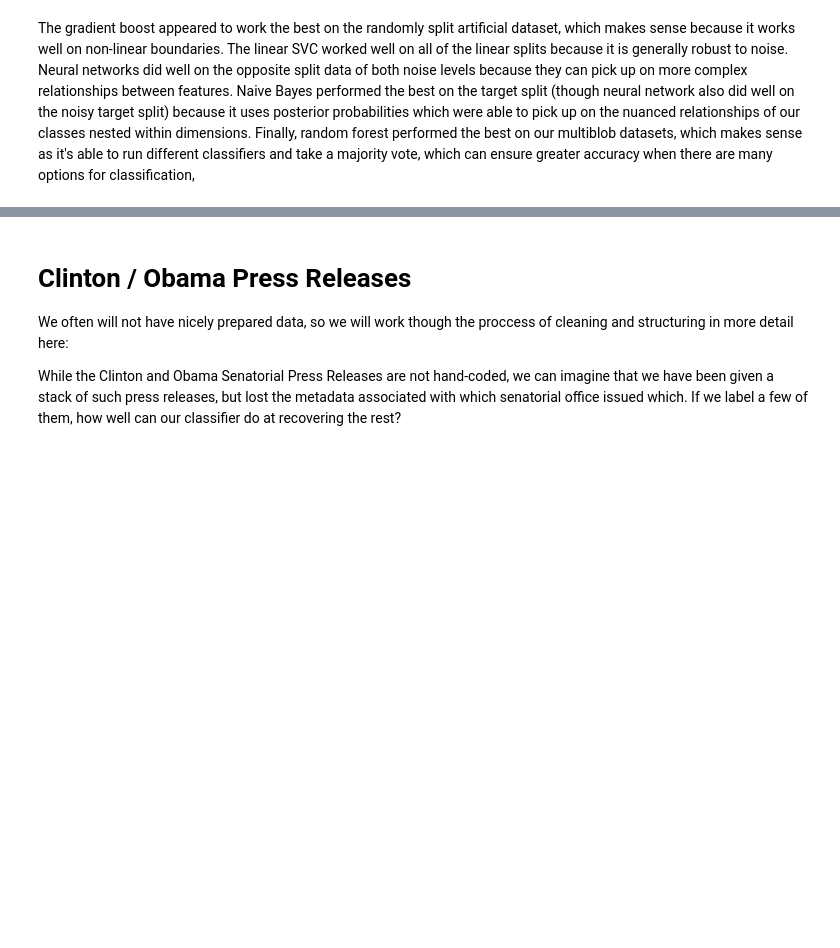
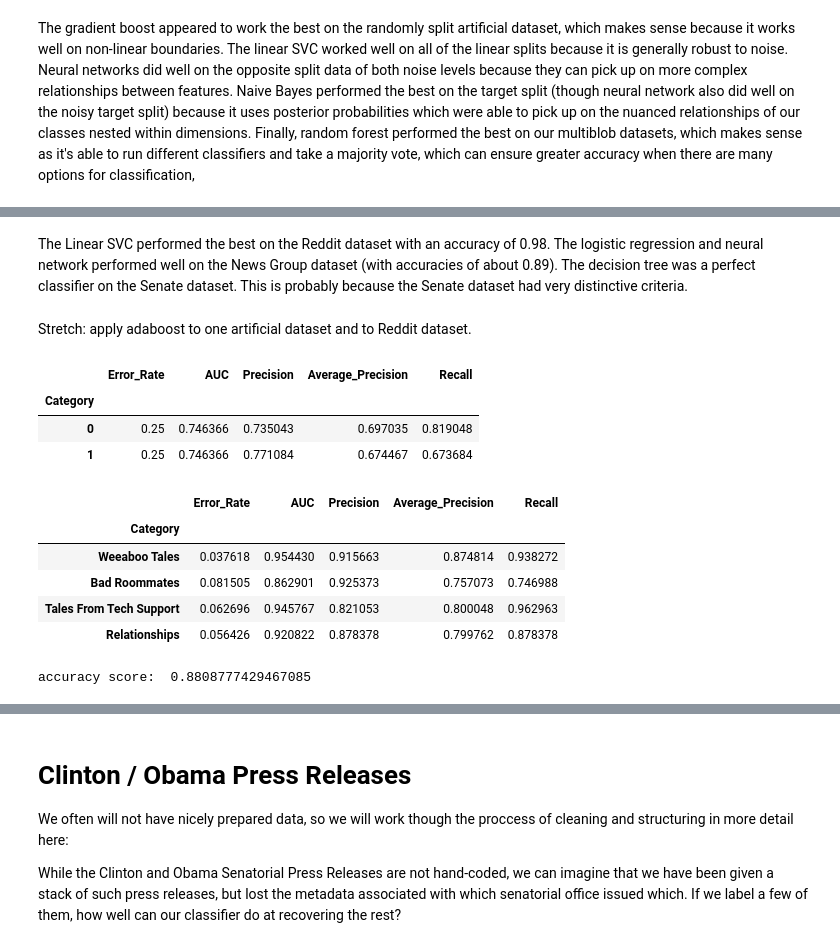
Before and after one commit to lilygrier/Homework-Notebooks, a Jupyter notebook: week-4/4-Classification_lilygrier.ipynb, the cells around one changed output, grey strips where cells are left out. Saved outputs shown, nothing was run; the diff lists cells and outputs as text; code cells hidden in the pictures; blank space fills up the shorter version.

```diff
--- a/week-4/4-Classification_lilygrier.ipynb
+++ b/week-4/4-Classification_lilygrier.ipynb
@@ -385,0 +460,29 @@ The gradient boost appeared to work the best on the randomly split artificial da
+# %% [markdown]
+The Linear SVC performed the best on the Reddit dataset with an accuracy of 0.98. The logistic regression and neural network performed well on the News Group dataset (with accuracies of about 0.89). The decision tree was a perfect classifier on the Senate dataset. This is probably because the Senate dataset had very distinctive criteria.
+# %% [markdown]
+Stretch: apply adaboost to one artificial dataset and to Reddit dataset.
+# %%
+clf = sklearn.ensemble.AdaBoostClassifier()
+dfTrain, dfTest = lucem_illud_2020.trainTestSplit(lucem_illud_2020.targetSplit(0.5))
+clf.fit(np.stack(dfTrain['vect'], axis=0), dfTrain['category'])
+lucem_illud_2020.evaluateClassifier(clf, dfTest)
+# %% [output]
+|  | Error_Rate | AUC | Precision | Average_Precision | Recall |
+| Category |  |  |  |  |  |
+| 0 | 0.25 | 0.746366 | 0.735043 | 0.697035 | 0.819048 |
+| 1 | 0.25 | 0.746366 | 0.771084 | 0.674467 | 0.673684 |
+# %%
+clf = sklearn.ensemble.AdaBoostClassifier()
+clf.fit(np.stack(reddit_train['vect'], axis=0), reddit_train['category'])
+lucem_illud_2020.evaluateClassifier(clf, reddit_test)
+# %% [output]
+|  | Error_Rate | AUC | Precision | Average_Precision | Recall |
+| Category |  |  |  |  |  |
+| Weeaboo Tales | 0.037618 | 0.954430 | 0.915663 | 0.874814 | 0.938272 |
+| Bad Roommates | 0.081505 | 0.862901 | 0.925373 | 0.757073 | 0.746988 |
+| Tales From Tech Support | 0.062696 | 0.945767 | 0.821053 | 0.800048 | 0.962963 |
+| Relationships | 0.056426 | 0.920822 | 0.878378 | 0.799762 | 0.878378 |
+# %%
+print('accuracy score: ', sklearn.metrics.accuracy_score(reddit_test['category'],clf.predict(np.stack(reddit_test['vect'], axis = 0))))
+# %% [output]
+accuracy score:  0.8808777429467085
```
Also changed, not shown: parts of 4 cells of this notebook.
